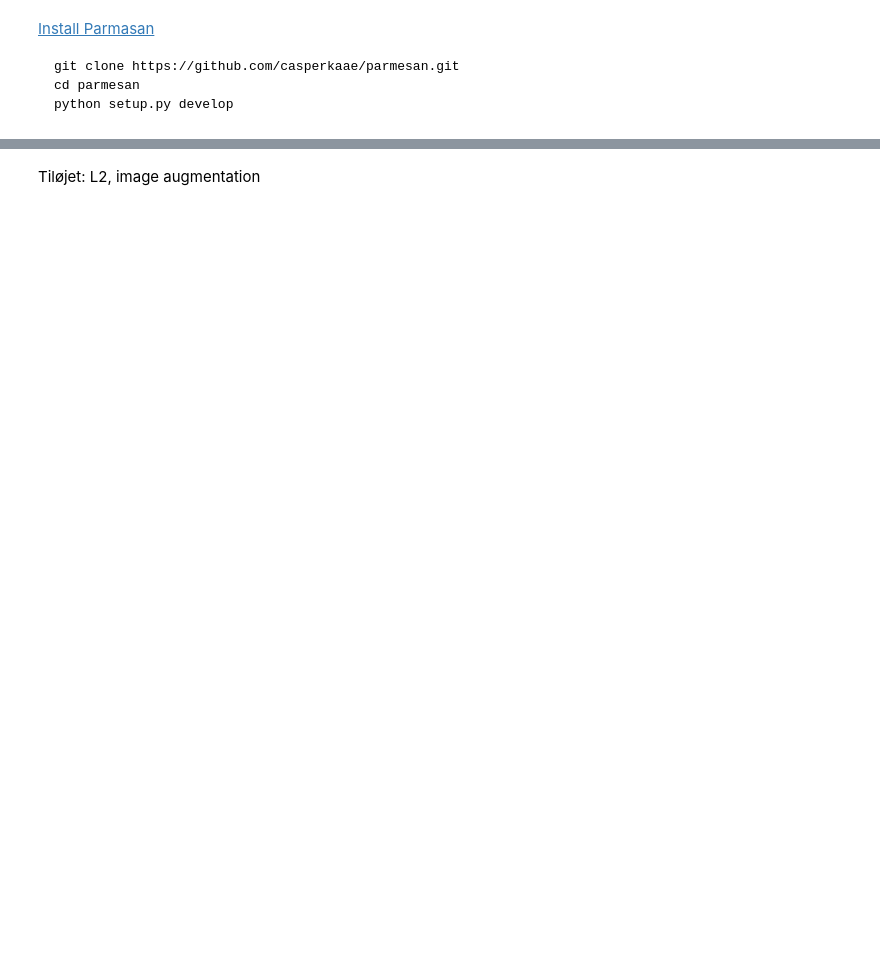
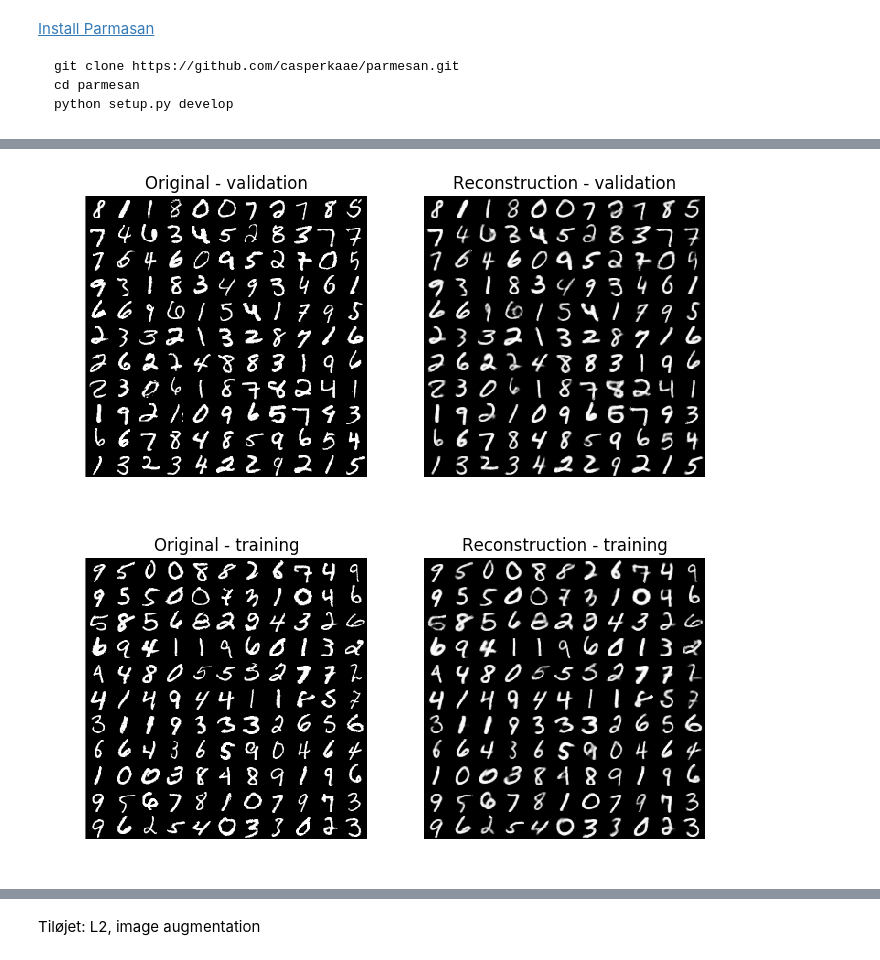
Before and after one commit to Faur/02456-VAE, a Jupyter notebook: svhn/Our_svhn_SUPVAE.ipynb, the cells around one changed output, grey strips where cells are left out. Drawn from its saved outputs; the diff is of its cells as text; code cells hidden in the pictures; blank space fills up the shorter version.

```diff
--- a/svhn/Our_svhn_SUPVAE.ipynb
+++ b/svhn/Our_svhn_SUPVAE.ipynb
@@ -390,14 +451,18 @@ x_rec_M1     = module(l_z_1,
 ### Classifier
 y_out       = module(l_in_z_1,
                      module_type='classifier',
-                     out_size=num_classes)
+                     out_size=num_classes
+                        #,hid_size=num_latent*2
+                    )
 
 ## Entering of Y
 l_z_1_concat = L.ConcatLayer([l_in_z_1,l_in_y])
 
 mu_2,sigma_2 = module(l_z_1_concat,
                      module_type='latent_generator',
-                     out_size=num_latent)
+                     out_size=num_latent
+                     #,hid_size=num_latent*2
+                     )
 
 l_z_2        = SampleLayer(mean=mu_2,
                          log_var=sigma_2,
@@ -422,7 +487,9 @@ l_z_2_concat = L.ConcatLayer([l_z_2,l_in_y])
 
 x_rec_M2     = module(l_z_2_concat,
                      module_type='recon_generator',
-                     out_size=num_features)
+                     out_size=num_features
+                     #,hid_size=num_latent*2
+                     )
 # %%
 # %%time
 from lasagne.objectives import categorical_crossentropy, categorical_accuracy
@@ -690,7 +854,0 @@ for i in range(10000):
-# %%
-
-#temp=L.get_all_layers([y_out])
-temp=L.get_all_param_values([y_out,x_rec_M2])
-for i in range(len(temp)):
-    print(i,temp[i].shape)
-#print(L.get_all_params([x_rec_M1], trainable=True))
@@ -944,0 +855,46 @@ except KeyboardInterrupt:
+# %%
+from IPython.display import Image, display, clear_output
+
+if pretraining:
+    print('Pretraining')
+    #M1 pretraining
+    for i in range(100000):
+        idxs = np.random.choice(range(x_trai.shape[0]), size=(batch_size), replace=False)
+        x_batch = x_trai[idxs]
+        f_train_M1(x_batch)
+        if (i+1)%100==0:
+
+            out=f_eval_M1(x_test)
+            #print(samples_processed_M1,out[0].tolist(),out[1].tolist())
+
+            ##Update Output dict
+            output_dict['samples_processed_M1']+=[samples_processed_M1]
+            samples_processed_M1+=batch_size*100
+            output_dict['LL_valid_M1']+=[out[0].tolist()]
+            output_dict['KL_M1']+=[out[1].tolist()]
+
+        if (i+1)%1000==0:
+            clear_output(wait=True)
+            plt.subplot(2,2,1)
+            pretty_print("KL_divergence",output_dict,['KL_M1'],M_type='_M1',show=False)
+            plt.subplot(2,2,2)
+            pretty_print("Loglikelihood",output_dict,['LL_valid_M1'],M_type='_M1',show=False)
+            plt.show()
+            plot_image_and_recon(x_test,'validation','M1')
+            plot_image_and_recon(x_trai,'training','M1')
+
+    #Combined training
+    print('Pretraining finished')
+    if save_weights:
+        save_model(M1_model_name, x_rec_M1)
+
+else:
+    load_model(M1_model_name, x_rec_M1)
+
+
+clear_output(wait=True)
+plot_image_and_recon(x_test,'validation','M1')
+plot_image_and_recon(x_trai,'training','M1')
+# %% [output]
+[figure, added]
+[figure, added]
```
Also changed, not shown: parts of 22 cells of this notebook.
